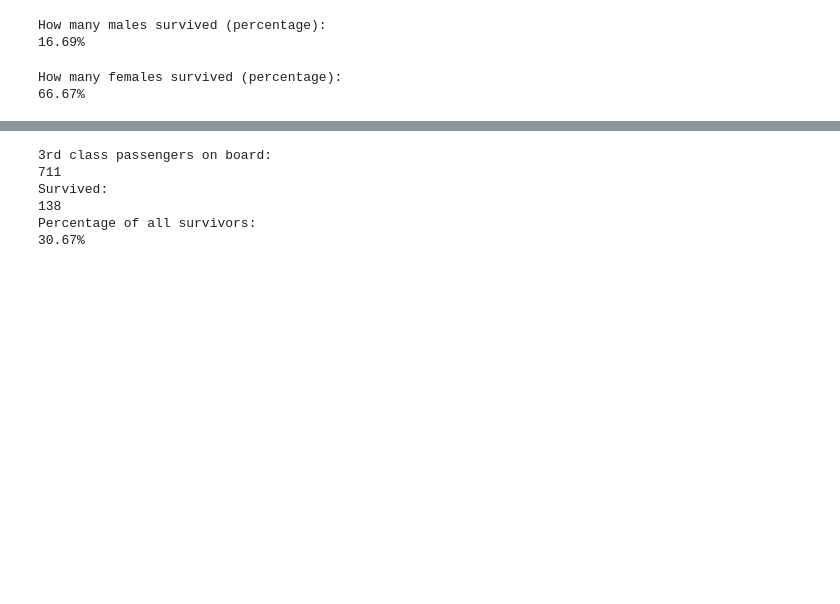
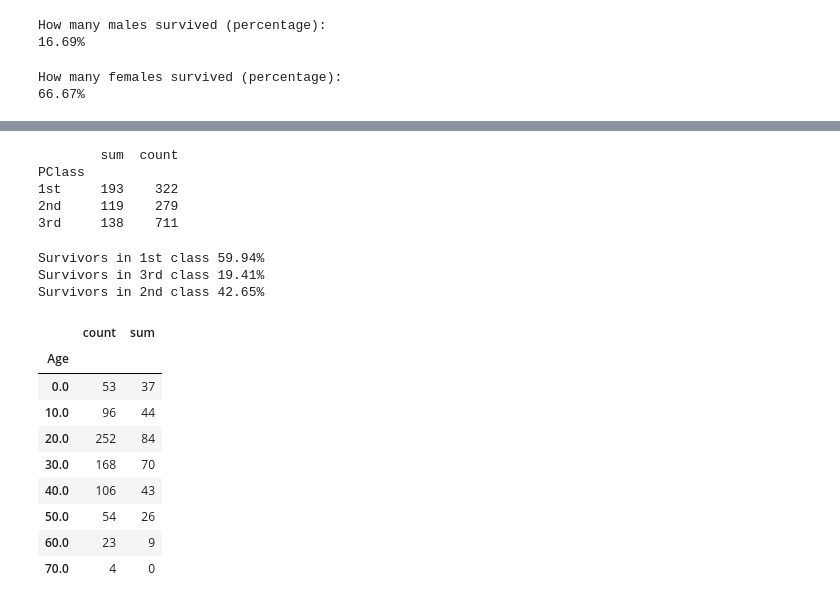
Before and after one commit to mmtj/mi-pyt16-titanic, a Jupyter notebook: titanic.ipynb, the cells around one changed output, grey strips where cells are left out. Drawn from its saved outputs; the diff is of its cells as text; code cells hidden in the pictures; blank space fills up the shorter version.

```diff
--- a/titanic.ipynb
+++ b/titanic.ipynb
@@ -146,29 +72,10 @@ Percentage of all survivors:
-# %%
-#from functools import reduce
-
-# I probably should iterate over groups...
-group = grouped['3rd']
-all_group = len(group)
-print('3rd class passengers on board:')
-print(all_group)
-
-# this should work, but it isn't
-#filtered = reduce(lambda x: x == 1, first)
-#print(filtered)
-
-count = 0
-for s in group:
-    if s:
-        count += 1
-print("Survived:")
-print(count)
-print("Percentage of all survivors:")
-perc = float(count)/float(len(all_survivors))
-print("{:.2%}".format(perc))
-# %% [output]
-3rd class passengers on board:
-711
-Survived:
-138
-Percentage of all survivors:
-30.67%
+# %%
+# remove row with index *
+grouped2 = grouped[1:]
+print(grouped2)
+# %% [output]
+        sum  count
+PClass
+1st     193    322
+2nd     119    279
+3rd     138    711
@@ -174,0 +85,24 @@ Percentage of all survivors:
+# %%
+for key, value in dicted.items():
+    print("Survivors in {} class {:.2%}".format(key, value))
+# %% [output]
+Survivors in 1st class 59.94%
+Survivors in 3rd class 19.41%
+Survivors in 2nd class 42.65%
+# %%
+survived = people[['Age','Survived']]
+survived_with_age = survived.dropna()
+
+survived_by_age_g = survived_with_age['Survived'].groupby(survived_with_age['Age']//10 * 10).agg(['count', 'sum'])
+survived_by_age_g
+# %% [output]
+|  | count | sum |
+| Age |  |  |
+| 0.0 | 53 | 37 |
+| 10.0 | 96 | 44 |
+| 20.0 | 252 | 84 |
+| 30.0 | 168 | 70 |
+| 40.0 | 106 | 43 |
+| 50.0 | 54 | 26 |
+| 60.0 | 23 | 9 |
+| 70.0 | 4 | 0 |
```
Also changed, not shown: parts of 6 cells of this notebook.
